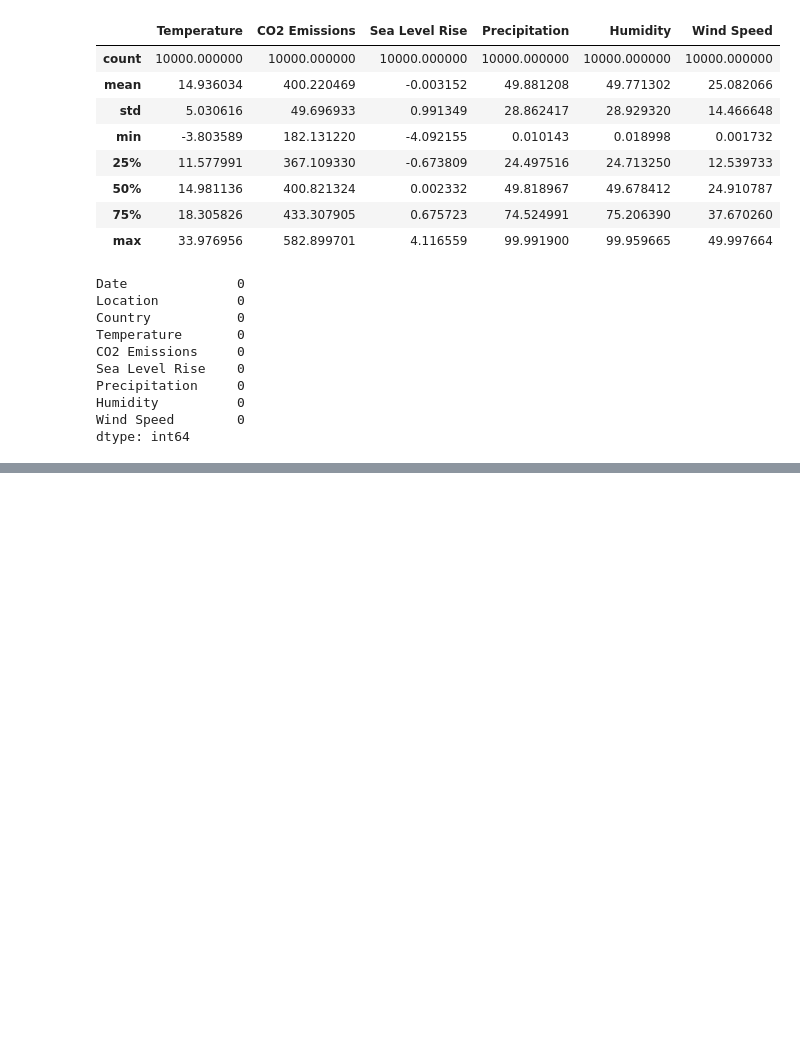
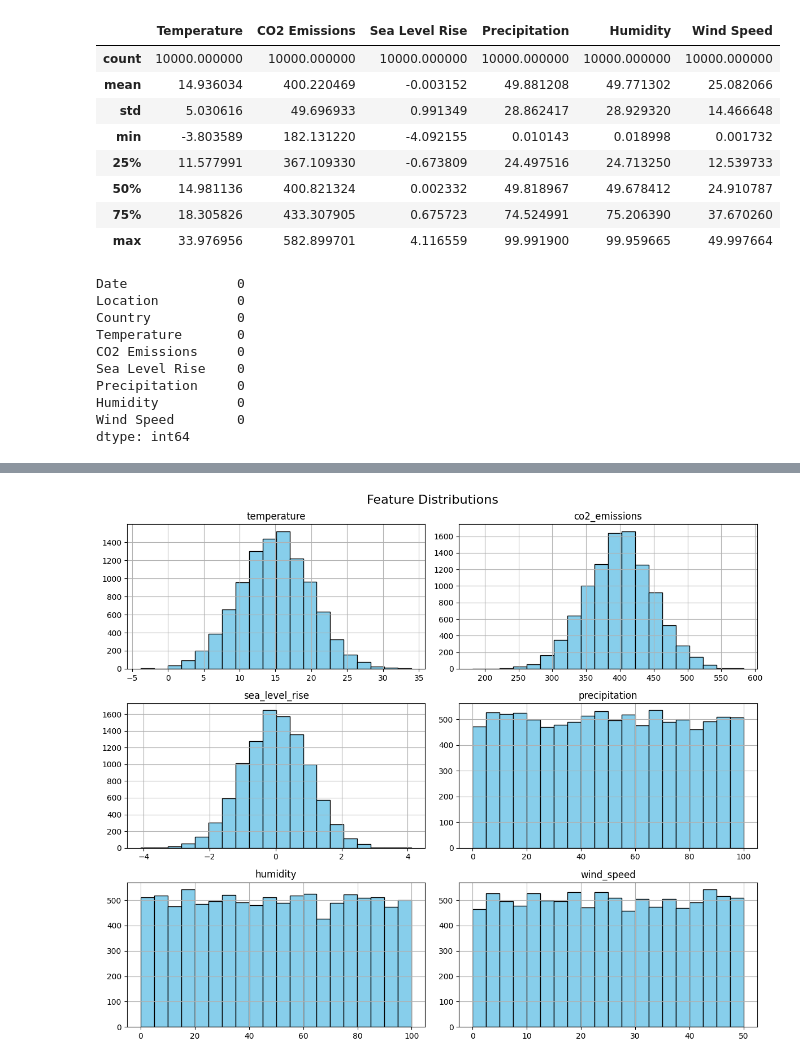
Before and after one commit to MahaswetaTalik/edunet-Foundation, a Jupyter notebook: Climate_Chnage_and_Disaster_Management.ipynb, the cells around one changed output, grey strips where cells are left out. Saved outputs shown, nothing was run; the diff lists cells and outputs as text; code cells hidden in the pictures; blank space fills up the shorter version.

```diff
--- a/Climate_Chnage_and_Disaster_Management.ipynb
+++ b/Climate_Chnage_and_Disaster_Management.ipynb
@@ -114,0 +171,9 @@ df.head()
+# %%
+# Histogram for each feature
+
+df[numeric_cols].hist(bins=20, figsize=(12, 10), color='skyblue', edgecolor='black')
+plt.suptitle("Feature Distributions", fontsize=16)
+plt.tight_layout()
+plt.show()
+# %% [output]
+[figure, added]
```
Also changed, not shown: parts of 24 cells of this notebook.
